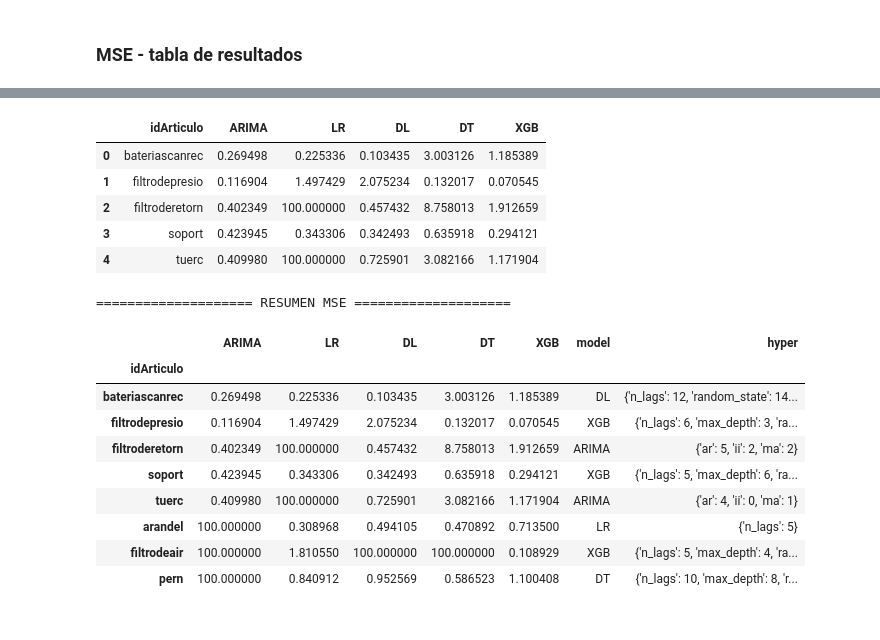
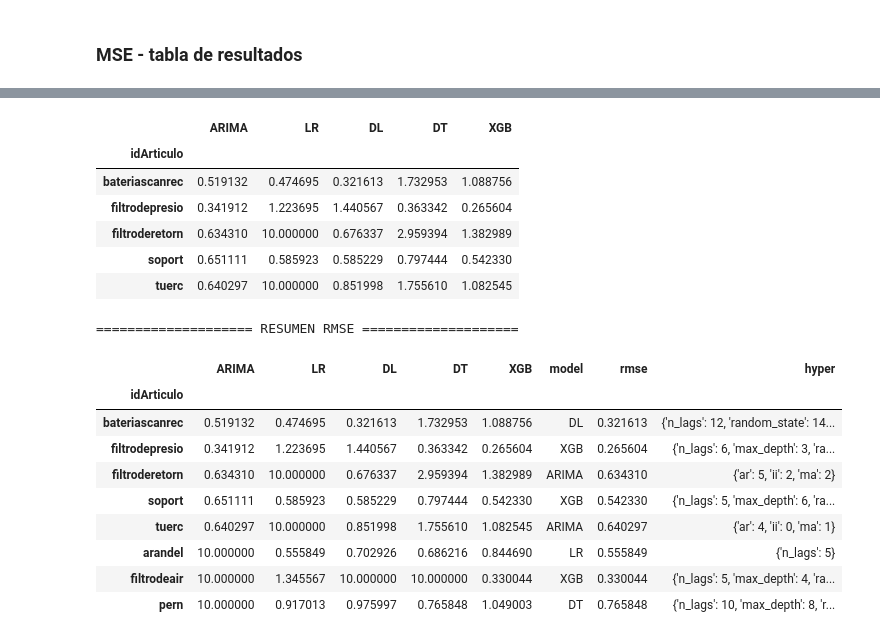
Before and after one commit to DavidCastilloAlvarado/timeseries_optimization, a Jupyter notebook: study_gruas/resumen.ipynb, the cells around one changed output, grey strips where cells are left out. Cells and saved outputs as stored; diff of their text form; code cells hidden in the pictures.

```diff
--- a/study_gruas/resumen.ipynb
+++ b/study_gruas/resumen.ipynb
@@ -59,38 +60,39 @@ for i, csv_result in enumerate(csv_paths):
     else:
         data = pd.merge(data, result, on='idArticulo', how='outer')
 data = data.fillna(1e2)
+data = data.set_index('idArticulo')
+data = np.sqrt(data) ## aplicando la raiz cuadrada para pasar de mse a rmse
 data.head()
 # %% [output]
-|  | idArticulo | ARIMA | LR | DL | DT | XGB |
-| 0 | bateriascanrec | 0.269498 | 0.225336 | 0.103435 | 3.003126 | 1.185389 |
-| 1 | filtrodepresio | 0.116904 | 1.497429 | 2.075234 | 0.132017 | 0.070545 |
-| 2 | filtroderetorn | 0.402349 | 100.000000 | 0.457432 | 8.758013 | 1.912659 |
-| 3 | soport | 0.423945 | 0.343306 | 0.342493 | 0.635918 | 0.294121 |
-| 4 | tuerc | 0.409980 | 100.000000 | 0.725901 | 3.082166 | 1.171904 |
+|  | ARIMA | LR | DL | DT | XGB |
+| idArticulo |  |  |  |  |  |
+| bateriascanrec | 0.519132 | 0.474695 | 0.321613 | 1.732953 | 1.088756 |
+| filtrodepresio | 0.341912 | 1.223695 | 1.440567 | 0.363342 | 0.265604 |
+| filtroderetorn | 0.634310 | 10.000000 | 0.676337 | 2.959394 | 1.382989 |
+| soport | 0.651111 | 0.585923 | 0.585229 | 0.797444 | 0.542330 |
+| tuerc | 0.640297 | 10.000000 | 0.851998 | 1.755610 | 1.082545 |
 # %%
-data = data.set_index('idArticulo')
 columns = data.columns.tolist()
 min_mse = data.min(axis=1).tolist()
 
 def set_model(x, columns, hyper):
     index = x.tolist().index(x.min())
     hyper = hyper.loc[x.name, columns[index]]
-    return pd.Series(index=['model', 'hyper'], data=[columns[index], hyper])
-print("="*20 + " RESUMEN MSE " + "="*20)
+    return pd.Series(index=['model', 'rmse', 'hyper'], data=[columns[index],x.min(), hyper])
+print("="*20 + " RESUMEN RMSE " + "="*20)
 hyper_model = data.apply(set_model, args=(columns, data_hyper ), axis=1)
 data = data.join(hyper_model)
-data.to_csv(os.path.join(DATA_PATH, 'resumen_mse.csv'))
 data
 data.style.background_gradient(cmap='Blues')
 # %% [output]
-==================== RESUMEN MSE ====================
+==================== RESUMEN RMSE ====================
-|  | ARIMA | LR | DL | DT | XGB | model | hyper |
-| idArticulo |  |  |  |  |  |  |  |
-| bateriascanrec | 0.269498 | 0.225336 | 0.103435 | 3.003126 | 1.185389 | DL | {'n_lags': 12, 'random_state': 14... |
-| filtrodepresio | 0.116904 | 1.497429 | 2.075234 | 0.132017 | 0.070545 | XGB | {'n_lags': 6, 'max_depth': 3, 'ra... |
-| filtroderetorn | 0.402349 | 100.000000 | 0.457432 | 8.758013 | 1.912659 | ARIMA | {'ar': 5, 'ii': 2, 'ma': 2} |
-| soport | 0.423945 | 0.343306 | 0.342493 | 0.635918 | 0.294121 | XGB | {'n_lags': 5, 'max_depth': 6, 'ra... |
-| tuerc | 0.409980 | 100.000000 | 0.725901 | 3.082166 | 1.171904 | ARIMA | {'ar': 4, 'ii': 0, 'ma': 1} |
-| arandel | 100.000000 | 0.308968 | 0.494105 | 0.470892 | 0.713500 | LR | {'n_lags': 5} |
-| filtrodeair | 100.000000 | 1.810550 | 100.000000 | 100.000000 | 0.108929 | XGB | {'n_lags': 5, 'max_depth': 4, 'ra... |
-| pern | 100.000000 | 0.840912 | 0.952569 | 0.586523 | 1.100408 | DT | {'n_lags': 10, 'max_depth': 8, 'r... |
+|  | ARIMA | LR | DL | DT | XGB | model | rmse | hyper |
+| idArticulo |  |  |  |  |  |  |  |  |
+| bateriascanrec | 0.519132 | 0.474695 | 0.321613 | 1.732953 | 1.088756 | DL | 0.321613 | {'n_lags': 12, 'random_state': 14... |
+| filtrodepresio | 0.341912 | 1.223695 | 1.440567 | 0.363342 | 0.265604 | XGB | 0.265604 | {'n_lags': 6, 'max_depth': 3, 'ra... |
+| filtroderetorn | 0.634310 | 10.000000 | 0.676337 | 2.959394 | 1.382989 | ARIMA | 0.634310 | {'ar': 5, 'ii': 2, 'ma': 2} |
+| soport | 0.651111 | 0.585923 | 0.585229 | 0.797444 | 0.542330 | XGB | 0.542330 | {'n_lags': 5, 'max_depth': 6, 'ra... |
+| tuerc | 0.640297 | 10.000000 | 0.851998 | 1.755610 | 1.082545 | ARIMA | 0.640297 | {'ar': 4, 'ii': 0, 'ma': 1} |
+| arandel | 10.000000 | 0.555849 | 0.702926 | 0.686216 | 0.844690 | LR | 0.555849 | {'n_lags': 5} |
+| filtrodeair | 10.000000 | 1.345567 | 10.000000 | 10.000000 | 0.330044 | XGB | 0.330044 | {'n_lags': 5, 'max_depth': 4, 'ra... |
+| pern | 10.000000 | 0.917013 | 0.975997 | 0.765848 | 1.049003 | DT | 0.765848 | {'n_lags': 10, 'max_depth': 8, 'r... |
```
Also changed, not shown: parts of 4 cells of this notebook, 7 other files.
